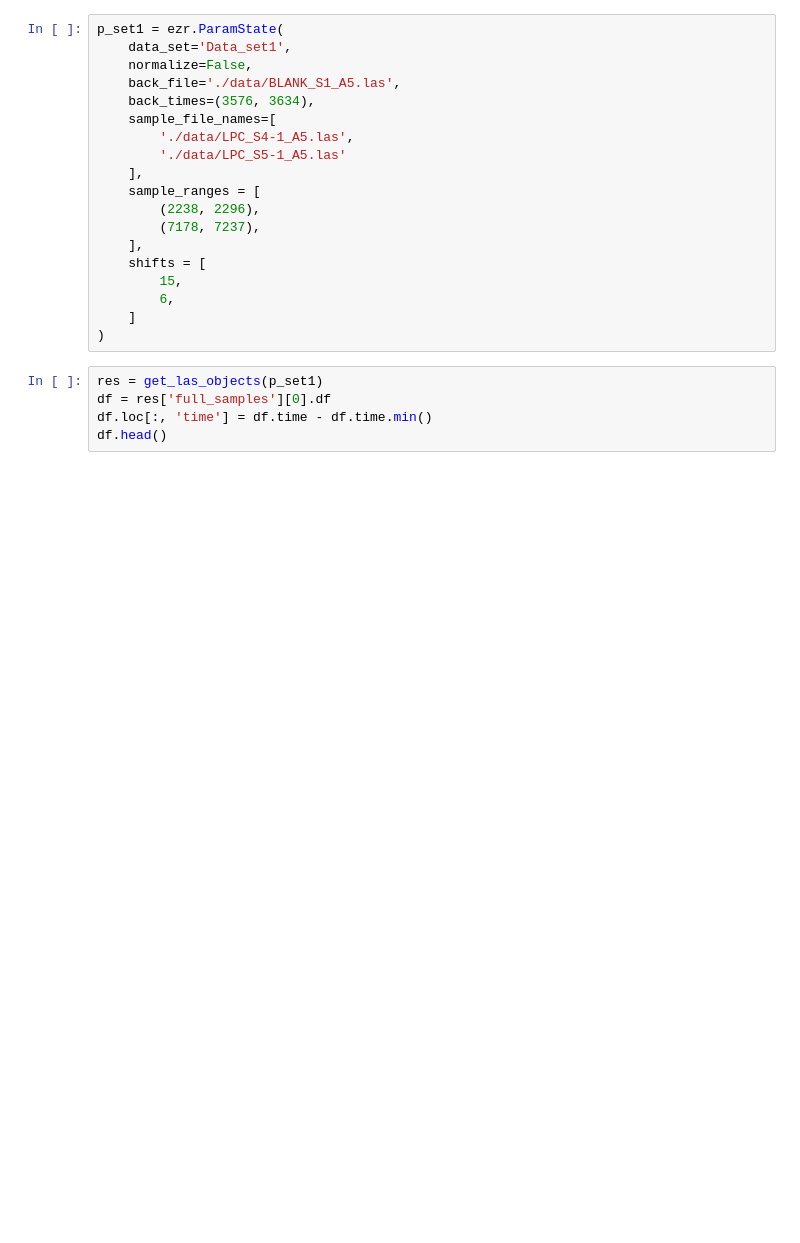
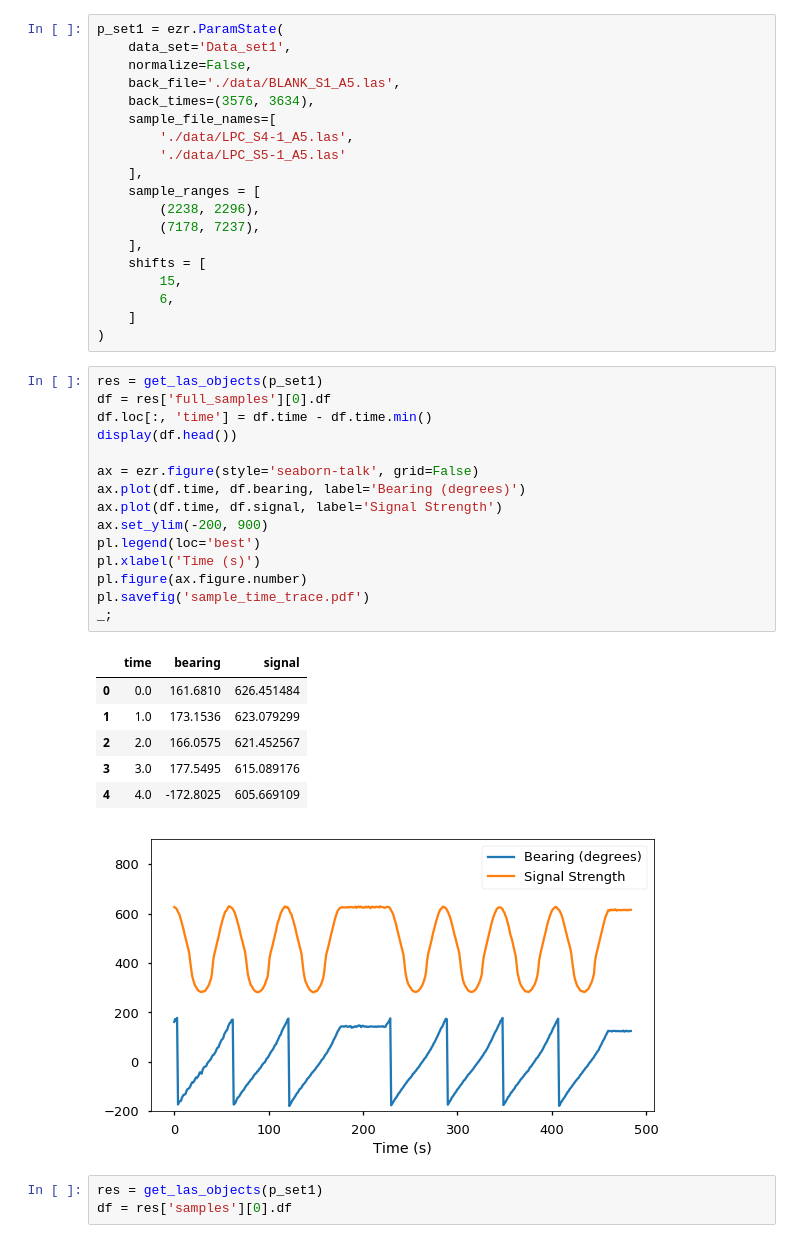
Before and after one commit to robdmc/braket_cable_angle, a Jupyter notebook: curve_shape/paper_figures.ipynb, the cells around one changed output. Saved outputs shown, nothing was run; the diff lists cells and outputs as text; blank space fills up the shorter version.

```diff
--- a/curve_shape/paper_figures.ipynb
+++ b/curve_shape/paper_figures.ipynb
@@ -153,9 +175,30 @@ p_set1 = ezr.ParamState(
         6,
     ]
 )
+# %%
+res = get_las_objects(p_set1)
+df = res['full_samples'][0].df
+df.loc[:, 'time'] = df.time - df.time.min()
+display(df.head())
+
+ax = ezr.figure(style='seaborn-talk', grid=False)
+ax.plot(df.time, df.bearing, label='Bearing (degrees)')
+ax.plot(df.time, df.signal, label='Signal Strength')
+ax.set_ylim(-200, 900)
+pl.legend(loc='best')
+pl.xlabel('Time (s)')
+pl.figure(ax.figure.number)
+pl.savefig('sample_time_trace.pdf')
+_;
+# %% [output]
+|  | time | bearing | signal |
+| 0 | 0.0 | 161.6810 | 626.451484 |
+| 1 | 1.0 | 173.1536 | 623.079299 |
+| 2 | 2.0 | 166.0575 | 621.452567 |
+| 3 | 3.0 | 177.5495 | 615.089176 |
+| 4 | 4.0 | -172.8025 | 605.669109 |
+[figure, added]
 # %%
 res = get_las_objects(p_set1)
-df = res['full_samples'][0].df
-df.loc[:, 'time'] = df.time - df.time.min()
-df.head()
+df = res['samples'][0].df
 # %%
```
Also changed, not shown: parts of 4 cells of this notebook, 1 other file.
